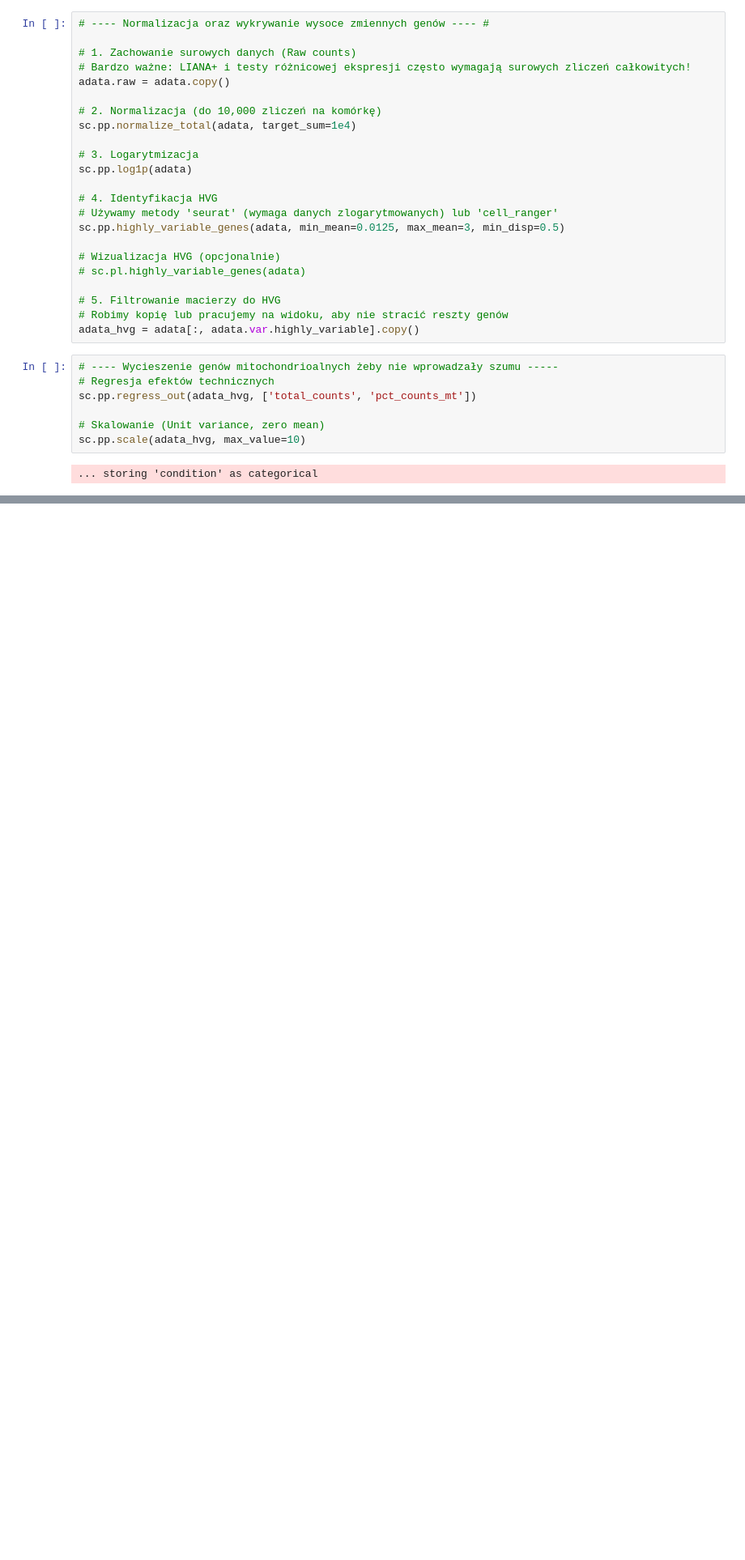
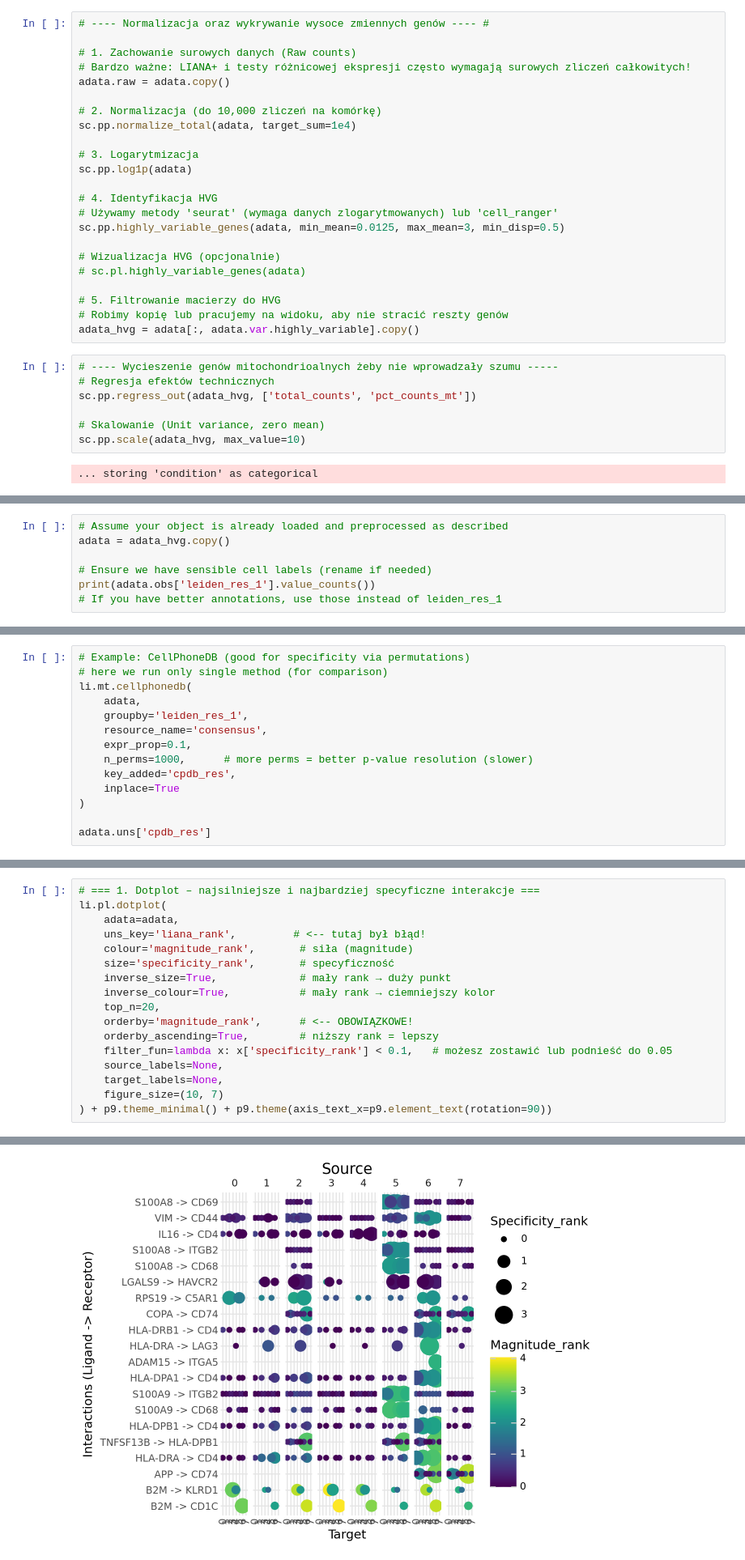
Before and after one commit to maxi7524/project_computational_biology_initial_conditions_pymyboss, a Jupyter notebook: notebooks/initial_tests/check_library.ipynb, the cells around one changed output, grey strips where cells are left out. Shown at 81% size. Drawn from its saved outputs; the diff is of its cells as text; blank space fills up the shorter version.

```diff
--- a/notebooks/initial_tests/check_library.ipynb
+++ b/notebooks/initial_tests/check_library.ipynb
@@ -271,0 +217,7 @@ In the future, the default backend for leiden will be igraph instead of leidenal
+# %%
+# Assume your object is already loaded and preprocessed as described
+adata = adata_hvg.copy()
+
+# Ensure we have sensible cell labels (rename if needed)
+print(adata.obs['leiden_res_1'].value_counts())
+# If you have better annotations, use those instead of leiden_res_1
@@ -271,0 +280,14 @@ In the future, the default backend for leiden will be igraph instead of leidenal
+# %%
+# Example: CellPhoneDB (good for specificity via permutations)
+# here we run only single method (for comparison)
+li.mt.cellphonedb(
+    adata,
+    groupby='leiden_res_1',
+    resource_name='consensus',
+    expr_prop=0.1,
+    n_perms=1000,      # more perms = better p-value resolution (slower)
+    key_added='cpdb_res',
+    inplace=True
+)
+
+adata.uns['cpdb_res']
@@ -271,0 +363,18 @@ In the future, the default backend for leiden will be igraph instead of leidenal
+# %%
+# === 1. Dotplot – najsilniejsze i najbardziej specyficzne interakcje ===
+li.pl.dotplot(
+    adata=adata,
+    uns_key='liana_rank',         # <-- tutaj był błąd!
+    colour='magnitude_rank',       # siła (magnitude)
+    size='specificity_rank',       # specyficzność
+    inverse_size=True,             # mały rank → duży punkt
+    inverse_colour=True,           # mały rank → ciemniejszy kolor
+    top_n=20,
+    orderby='magnitude_rank',      # <-- OBOWIĄZKOWE!
+    orderby_ascending=True,        # niższy rank = lepszy
+    filter_fun=lambda x: x['specificity_rank'] < 0.1,   # możesz zostawić lub podnieść do 0.05
+    source_labels=None,
+    target_labels=None,
+    figure_size=(10, 7)
+) + p9.theme_minimal() + p9.theme(axis_text_x=p9.element_text(rotation=90))
+# %% [output]
@@ -271,0 +385 @@ In the future, the default backend for leiden will be igraph instead of leidenal
+[figure, added]
```
Also changed, not shown: parts of 26 cells of this notebook.
